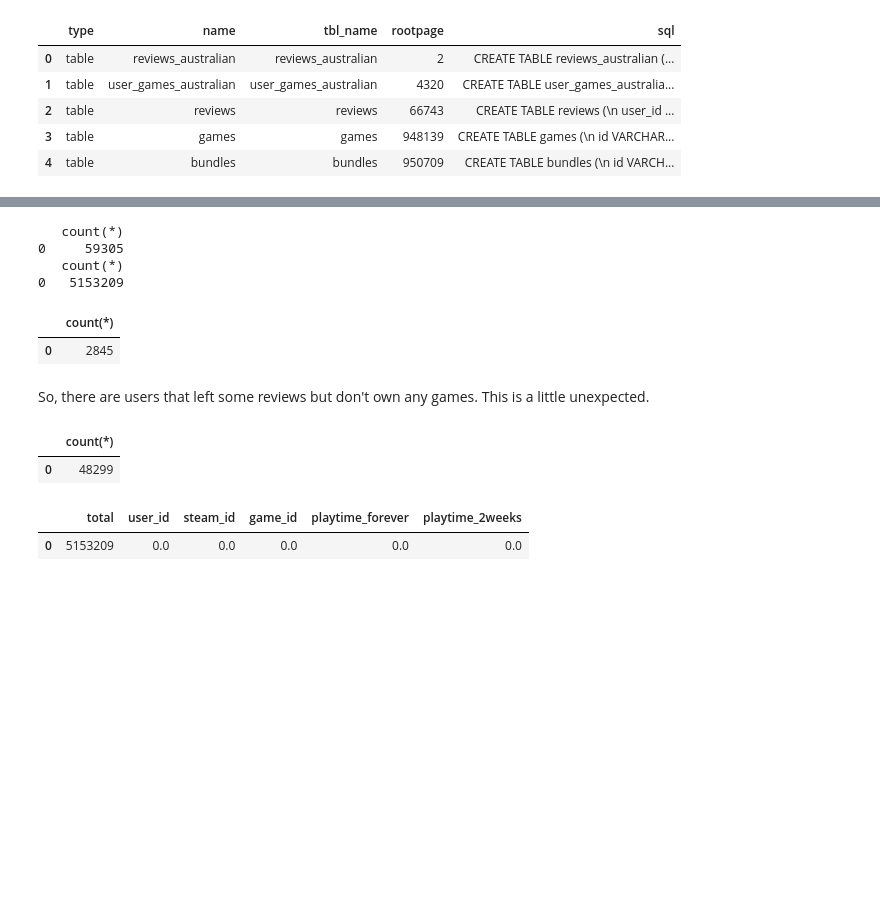
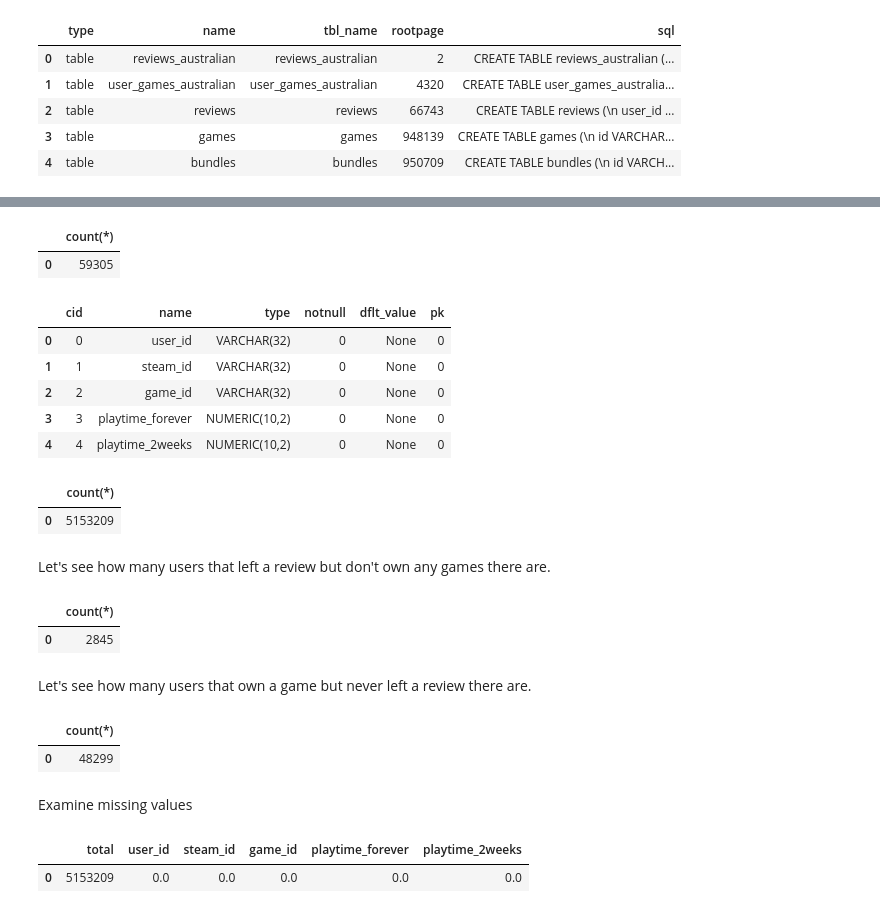
Before and after one commit to ayorgo/steam-recsys, a Jupyter notebook: steam-recsys.ipynb, the cells around one changed output, grey strips where cells are left out. Drawn from its saved outputs; the diff is of its cells as text; code cells hidden in the pictures; blank space fills up the shorter version.

```diff
--- a/steam-recsys.ipynb
+++ b/steam-recsys.ipynb
@@ -837,11 +838,24 @@ query("SELECT * FROM sqlite_schema;")
 # %%
-print(query("SELECT count(*) FROM reviews_australian;"))
-print(query("SELECT count(*) FROM user_games_australian;"))
+query("SELECT count(*) FROM reviews_australian;")
 # %% [output]
-   count(*)
-0     59305
-   count(*)
-0   5153209
+|  | count(*) |
+| 0 | 59305 |
+# %%
+query("PRAGMA table_info([user_games_australian]);")
+# %% [output]
+|  | cid | name | type | notnull | dflt_value | pk |
+| 0 | 0 | user_id | VARCHAR(32) | 0 | None | 0 |
+| 1 | 1 | steam_id | VARCHAR(32) | 0 | None | 0 |
+| 2 | 2 | game_id | VARCHAR(32) | 0 | None | 0 |
+| 3 | 3 | playtime_forever | NUMERIC(10,2) | 0 | None | 0 |
+| 4 | 4 | playtime_2weeks | NUMERIC(10,2) | 0 | None | 0 |
+# %%
+query("SELECT count(*) FROM user_games_australian;")
+# %% [output]
+|  | count(*) |
+| 0 | 5153209 |
+# %% [markdown]
+Let's see how many users that left a review but don't own any games there are.
 # %%
 query("""
       SELECT count(*)
@@ -860,8 +874,8 @@ query("""
 # %% [output]
 |  | count(*) |
 | 0 | 2845 |
-# %% [markdown]
-So, there are users that left some reviews but don't own any games. This is a little unexpected.
+# %% [markdown]
+Let's see how many users that own a game but never left a review there are.
 # %%
 query("""
       SELECT count(*)
@@ -880,6 +894,8 @@ query("""
 # %% [output]
 |  | count(*) |
 | 0 | 48299 |
+# %% [markdown]
+Examine missing values
 # %%
 query("""
     SELECT
```
Also changed, not shown: parts of 17 cells of this notebook.
